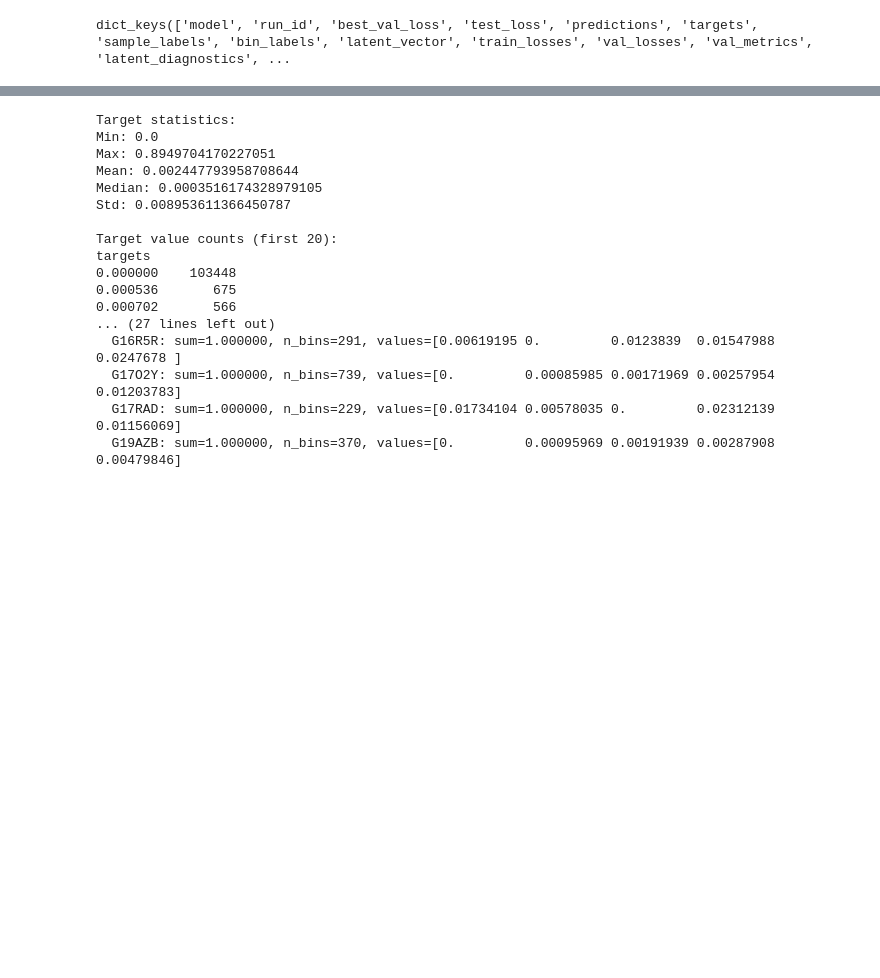
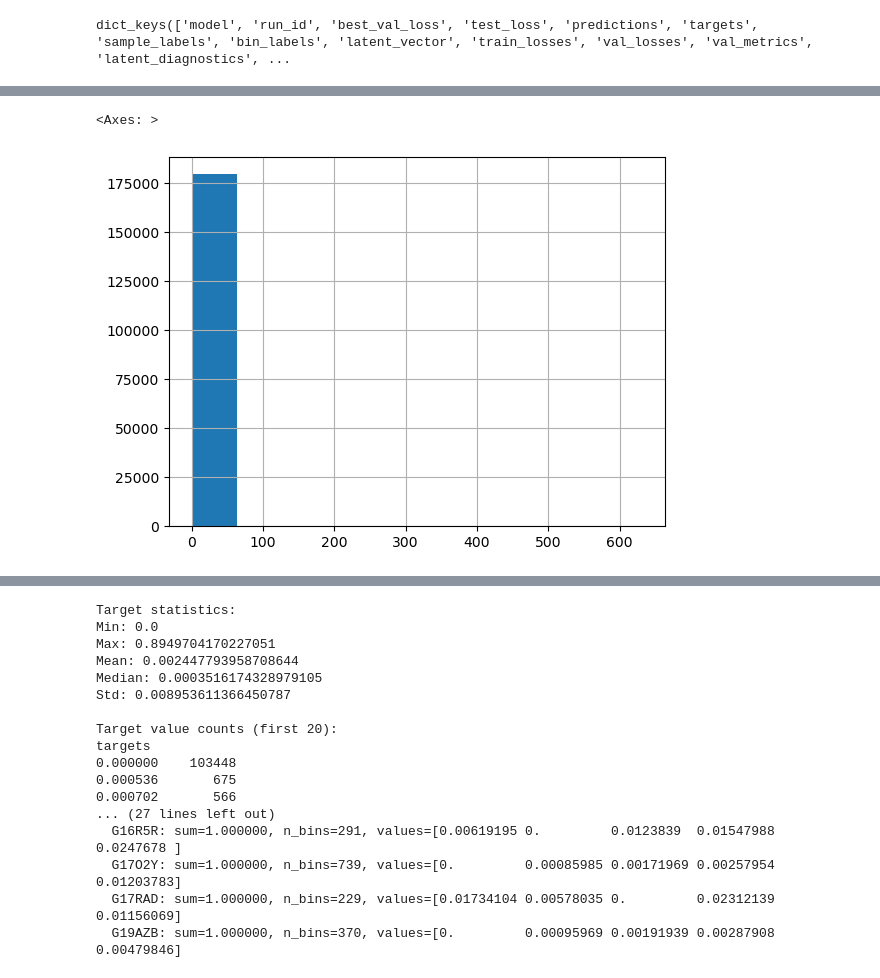
Before and after one commit to uoguelph-mlrg/Metabarcoding, a Jupyter notebook: results/excess/baseline/test.ipynb, the cells around one changed output, grey strips where cells are left out. Saved outputs shown, nothing was run; the diff lists cells and outputs as text; code cells hidden in the pictures; blank space fills up the shorter version.

```diff
--- a/results/excess/baseline/test.ipynb
+++ b/results/excess/baseline/test.ipynb
@@ -78,3 +66,10 @@ all_data[all_data['prediction'] != 0]
+# %%
+data_raw = pd.read_csv("../../../data/data_merged.csv")
+# %%
+data_raw.occurrences.hist()
+# %% [output]
+<Axes: >
+[figure, added]
 # %%
 print("Prediction statistics:")
 print(f"Min: {pred['prediction'].min()}")
```
Also changed, not shown: parts of 7 cells of this notebook.
